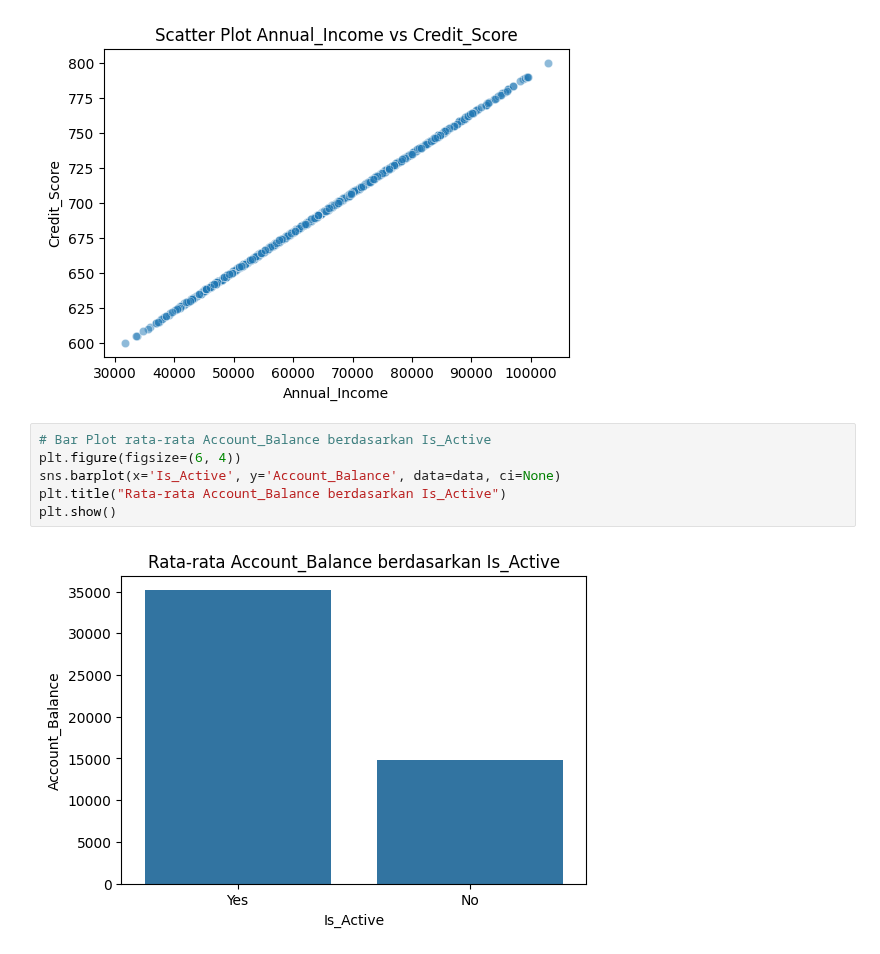
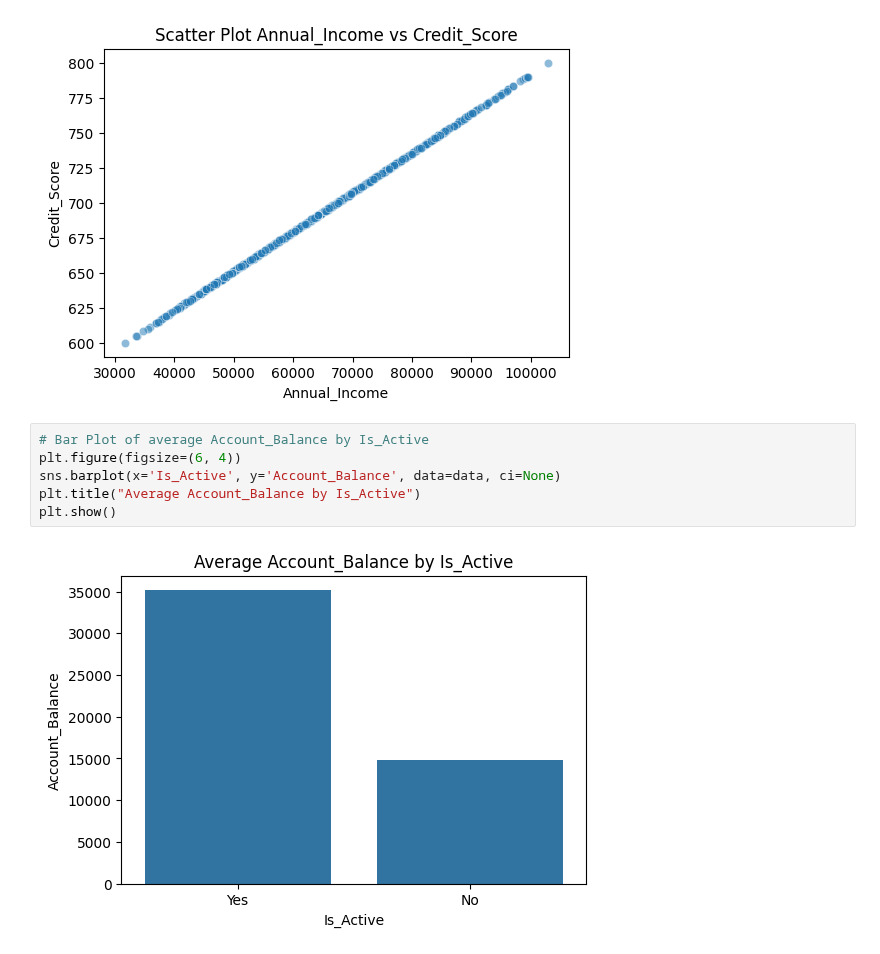
Before and after one commit to andrybrew/data-science-machine-learning-BI, a Jupyter notebook: Introduction_to_EDA_Data_Preprocessing_n_Data_Visualization.ipynb, the cells around one changed output. Cells and saved outputs as stored; diff of their text form.

```diff
--- a/Introduction_to_EDA_Data_Preprocessing_n_Data_Visualization.ipynb
+++ b/Introduction_to_EDA_Data_Preprocessing_n_Data_Visualization.ipynb
@@ -312,11 +308,11 @@ plt.show()
 # %% [output]
 [figure]
 # %%
-# Bar Plot rata-rata Account_Balance berdasarkan Is_Active
+# Bar Plot of average Account_Balance by Is_Active
 plt.figure(figsize=(6, 4))
 sns.barplot(x='Is_Active', y='Account_Balance', data=data, ci=None)
-plt.title("Rata-rata Account_Balance berdasarkan Is_Active")
+plt.title("Average Account_Balance by Is_Active")
 plt.show()
 # %% [output]
-[figure, old version]
+[figure, new version]
 # %%
```
Also changed, not shown: parts of 75 cells of this notebook.
